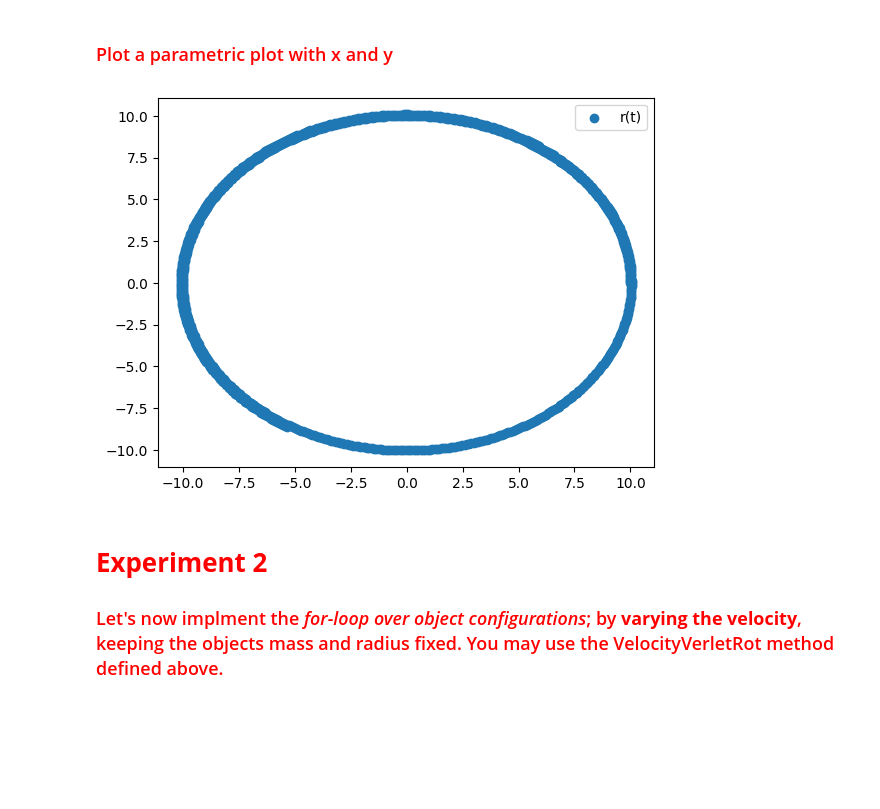
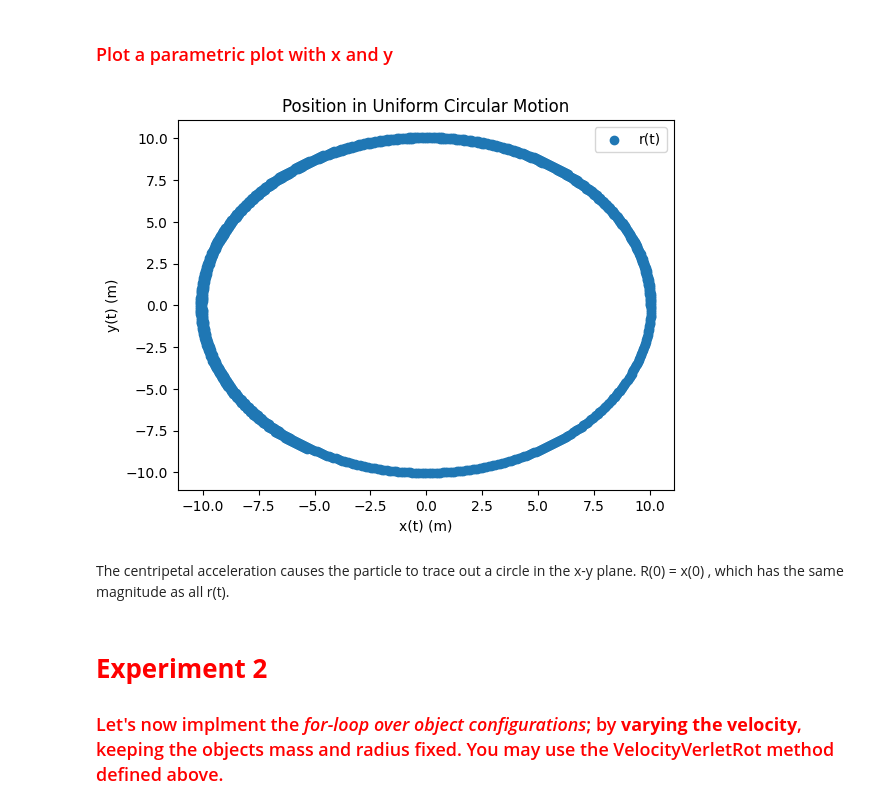
Before and after one commit to CalebAnderson22/PHY122, a Jupyter notebook: L5_Anderson.ipynb, the cells around one changed output. Cells and saved outputs as stored; diff of their text form; code cells hidden in the pictures; blank space fills up the shorter version.

```diff
--- a/L5_Anderson.ipynb
+++ b/L5_Anderson.ipynb
@@ -165,10 +183,15 @@ plt.show()
 ###   <font color='Red'> Plot a parametric plot with x and y </font>
 # %%
 plt.scatter(r_t[:,0], r_t[:,1], label = "r(t)") ## 0-axis plot
+plt.title("Position in Uniform Circular Motion")
+plt.xlabel("x(t) (m)")
+plt.ylabel("y(t) (m)")
 plt.legend(loc="best")
 plt.show()
 # %% [output]
-[figure, old version]
+[figure, new version]
+# %% [markdown]
+The centripetal acceleration causes the particle to trace out a circle in the x-y plane. R(0) = x(0) , which has the same magnitude as all r(t).
 # %% [markdown]
 #   <font color='Red'> **Experiment 2**  </font>
 
```
Also changed, not shown: parts of 19 cells of this notebook.
